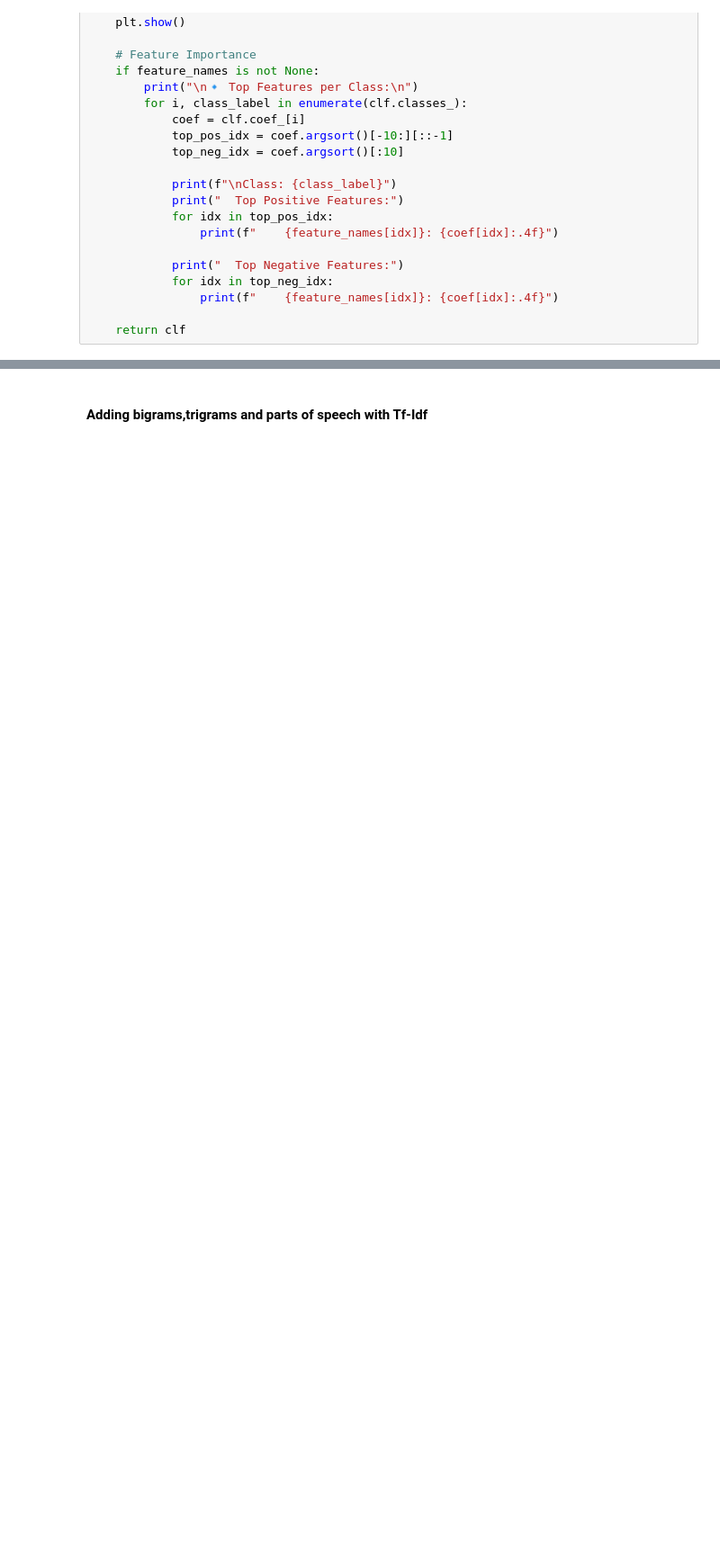
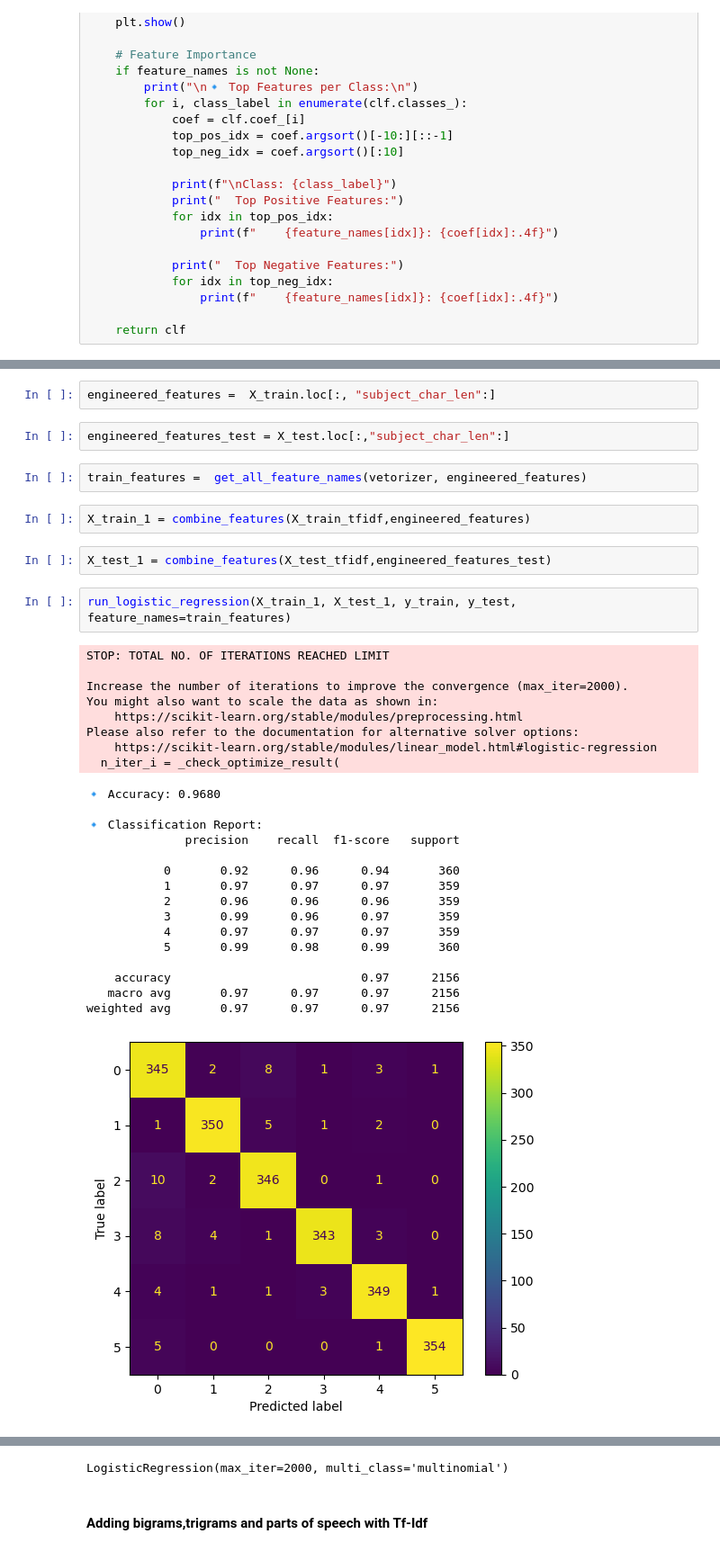
Before and after one commit to Nandita29534/Email_Classifier_repo, a Jupyter notebook: Baseline.ipynb, the cells around one changed output, grey strips where cells are left out. Shown at 90% size. Drawn from its saved outputs; the diff is of its cells as text; blank space fills up the shorter version.

```diff
--- a/Baseline.ipynb
+++ b/Baseline.ipynb
@@ -381,0 +252,37 @@ LogisticRegression(max_iter=1000, multi_class='multinomial')
+# %%
+engineered_features =  X_train.loc[:, "subject_char_len":]
+# %%
+engineered_features_test = X_test.loc[:,"subject_char_len":]
+# %%
+train_features =  get_all_feature_names(vetorizer, engineered_features)
+# %%
+X_train_1 = combine_features(X_train_tfidf,engineered_features)
+# %%
+X_test_1 = combine_features(X_test_tfidf,engineered_features_test)
+# %%
+run_logistic_regression(X_train_1, X_test_1, y_train, y_test, feature_names=train_features)
+# %% [output]
+STOP: TOTAL NO. OF ITERATIONS REACHED LIMIT
+
+Increase the number of iterations to improve the convergence (max_iter=2000).
+You might also want to scale the data as shown in:
+    https://scikit-learn.org/stable/modules/preprocessing.html
+Please also refer to the documentation for alternative solver options:
+    https://scikit-learn.org/stable/modules/linear_model.html#logistic-regression
+  n_iter_i = _check_optimize_result(
+🔹 Accuracy: 0.9680
+
+🔹 Classification Report:
+              precision    recall  f1-score   support
+
+           0       0.92      0.96      0.94       360
+           1       0.97      0.97      0.97       359
+           2       0.96      0.96      0.96       359
+           3       0.99      0.96      0.97       359
+           4       0.97      0.97      0.97       359
+           5       0.99      0.98      0.99       360
+
+    accuracy                           0.97      2156
+   macro avg       0.97      0.97      0.97      2156
+weighted avg       0.97      0.97      0.97      2156
+[figure, added]
@@ -382,2 +306,3 @@ LogisticRegression(max_iter=1000, multi_class='multinomial')
+LogisticRegression(max_iter=2000, multi_class='multinomial')
 # %% [markdown]
 #### Adding bigrams,trigrams and parts of speech with Tf-Idf
```
Also changed, not shown: parts of 93 cells of this notebook.
